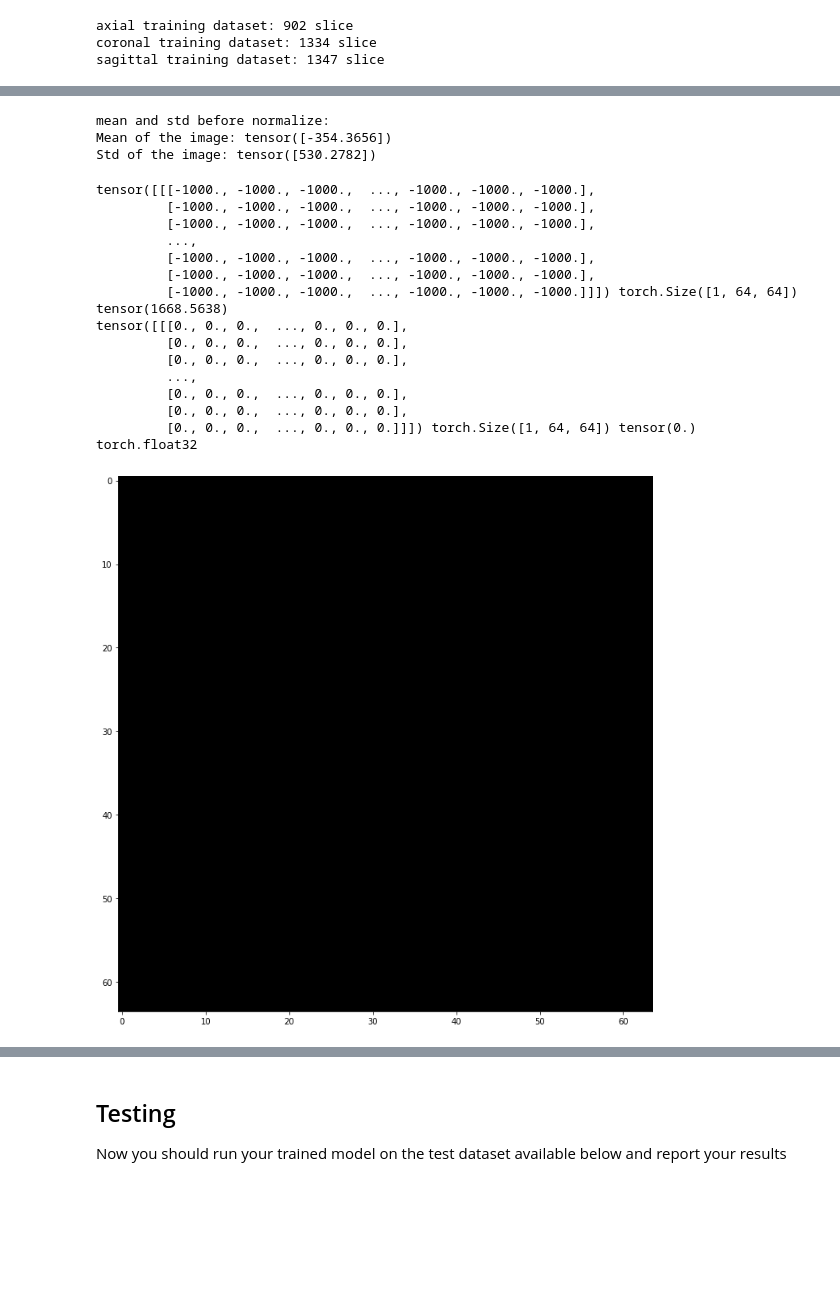
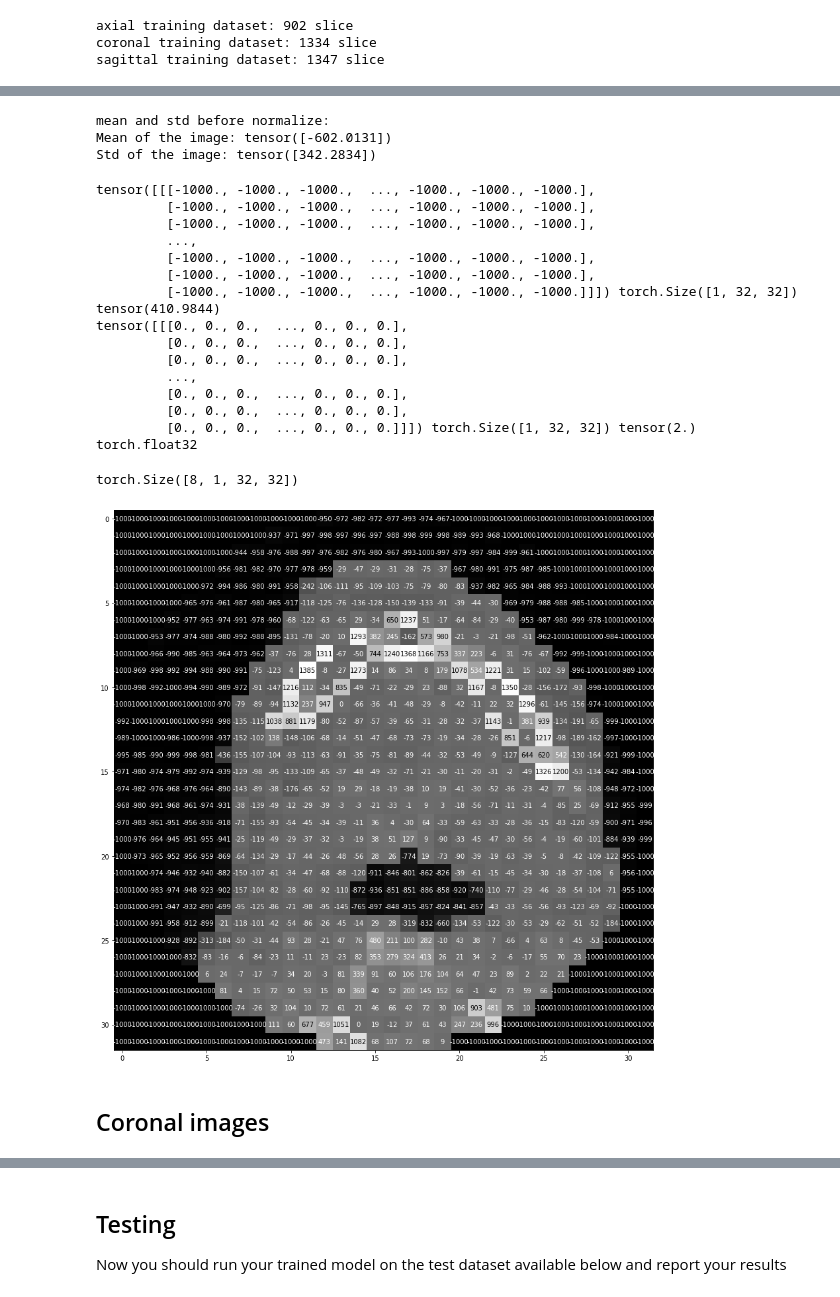
Before and after one commit to osama-ammar/CT-Image-Segmentation, a Jupyter notebook: machine-learning.ipynb, the cells around one changed output, grey strips where cells are left out. Saved outputs shown, nothing was run; the diff lists cells and outputs as text; code cells hidden in the pictures; blank space fills up the shorter version.

```diff
--- a/machine-learning.ipynb
+++ b/machine-learning.ipynb
@@ -26,7 +26,7 @@ import numpy as np
 BUCKET = 'cvml-datasets'
 BUCKET_DATASET_PATH = 'jaws-segmentation/v1/public/2d'
 LOCAL_DATASET_PATH = 'dataset'
-BATCH_SIZE=16
+BATCH_SIZE=8
 # %% [markdown]
 ## Downloading Dataset
 
@@ -131,4 +121,4 @@ def sagittal_dataset_test(transforms):
 	assert len(files) > 0
 	return JawsDataset(files, transforms)
 # %%
-dataset_transforms = transforms.Compose([transforms.ToTensor(), transforms.Resize((64, 64)) ])
+dataset_transforms = transforms.Compose([transforms.ToTensor(), transforms.Resize((32, 32)) ])
@@ -142,10 +137,17 @@ print(f'axial training dataset: {len(axial_train_dataset)} slice')
 print(f'coronal training dataset: {len(coronal_train_dataset)} slice')
 print(f'sagittal training dataset: {len(sagittal_train_dataset)} slice')
 
+# adding validation loaders
 
-axial_train_loader = torch.utils.data.DataLoader(axial_train_dataset, shuffle=True, batch_size=BATCH_SIZE)
+axial_train_loader = torch.utils.data.DataLoader(axial_validatiaon_dataset, shuffle=True, batch_size=BATCH_SIZE)
+axial_validate_loader = torch.utils.data.DataLoader(axial_train_dataset, shuffle=True, batch_size=BATCH_SIZE)
+
+
 coronal_train_loader = torch.utils.data.DataLoader(coronal_train_dataset, shuffle=True, batch_size=BATCH_SIZE)
+coronal_validate_loader = torch.utils.data.DataLoader(coronal_train_dataset, shuffle=True, batch_size=BATCH_SIZE)
+
 sagittal_train_loader = torch.utils.data.DataLoader(sagittal_train_dataset, shuffle=True, batch_size=BATCH_SIZE)
+sagittal_validate_loader = torch.utils.data.DataLoader(sagittal_train_dataset, shuffle=True, batch_size=BATCH_SIZE)
 # %% [output]
 axial training dataset: 902 slice
 coronal training dataset: 1334 slice
@@ -183,12 +193,13 @@ print("Mean of the image:", mean)
 print("Std of the image:", std)
 # %% [output]
 mean and std before normalize:
-Mean of the image: tensor([-354.3656])
-Std of the image: tensor([530.2782])
+Mean of the image: tensor([-602.0131])
+Std of the image: tensor([342.2834])
 # %%
 #visualizing images in detail
-print (images[1],images[1].size(),torch.max(images[11]))
-print (labels[1],labels[1].size(),torch.max(labels[11]))
+print (images[1],images[1].size(),torch.max(images[15]))
+print (labels[1],labels[1].size(),torch.max(labels[14]))
+
 print (labels[1].dtype)
 # %% [output]
 tensor([[[-1000., -1000., -1000.,  ..., -1000., -1000., -1000.],
@@ -197,20 +208,20 @@ tensor([[[-1000., -1000., -1000.,  ..., -1000., -1000., -1000.],
          ...,
          [-1000., -1000., -1000.,  ..., -1000., -1000., -1000.],
          [-1000., -1000., -1000.,  ..., -1000., -1000., -1000.],
-         [-1000., -1000., -1000.,  ..., -1000., -1000., -1000.]]]) torch.Size([1, 64, 64]) tensor(1668.5638)
+         [-1000., -1000., -1000.,  ..., -1000., -1000., -1000.]]]) torch.Size([1, 32, 32]) tensor(410.9844)
 tensor([[[0., 0., 0.,  ..., 0., 0., 0.],
          [0., 0., 0.,  ..., 0., 0., 0.],
          [0., 0., 0.,  ..., 0., 0., 0.],
          ...,
          [0., 0., 0.,  ..., 0., 0., 0.],
          [0., 0., 0.,  ..., 0., 0., 0.],
-         [0., 0., 0.,  ..., 0., 0., 0.]]]) torch.Size([1, 64, 64]) tensor(0.)
+         [0., 0., 0.,  ..., 0., 0., 0.]]]) torch.Size([1, 32, 32]) tensor(2.)
 torch.float32
 # %%
 def image_visualizer(image):
     img = np.squeeze(image)
 
-    fig = plt.figure(figsize = (12,12))
+    fig = plt.figure(figsize = (20,15))
     ax = fig.add_subplot(111)
     ax.imshow(img, cmap='gray')
 
@@ -218,17 +229,24 @@ def image_visualizer(image):
     thresh = img.max()/2.5
     for x in range(height):
         for y in range(32):
-            val = np.round(img[x][y],2) if img[x][y] !=0 else 0
+            val = np.round(img[x][y].item(),2) if img[x][y] !=0 else 0
+            #print (val)
+            #rounding pixel value for only better visualization
+            val=int(val)
             ax.annotate(str(val), xy=(y,x),
                         horizontalalignment='center',
                         verticalalignment='center',
                         color='white' if img[x][y]<thresh else 'black')
 # %%
-sample_image = labels[5]
+sample_image =images[4]
 
 image_visualizer(sample_image)
+print (images.size())
 # %% [output]
+torch.Size([8, 1, 32, 32])
-[figure, old version]
+[figure, new version]
+# %% [markdown]
+## Coronal images
 # %%
 coronal_data_iter = iter(coronal_train_loader)
 images, labels = coronal_data_iter.next()
```
Also changed, not shown: parts of 35 cells of this notebook.
